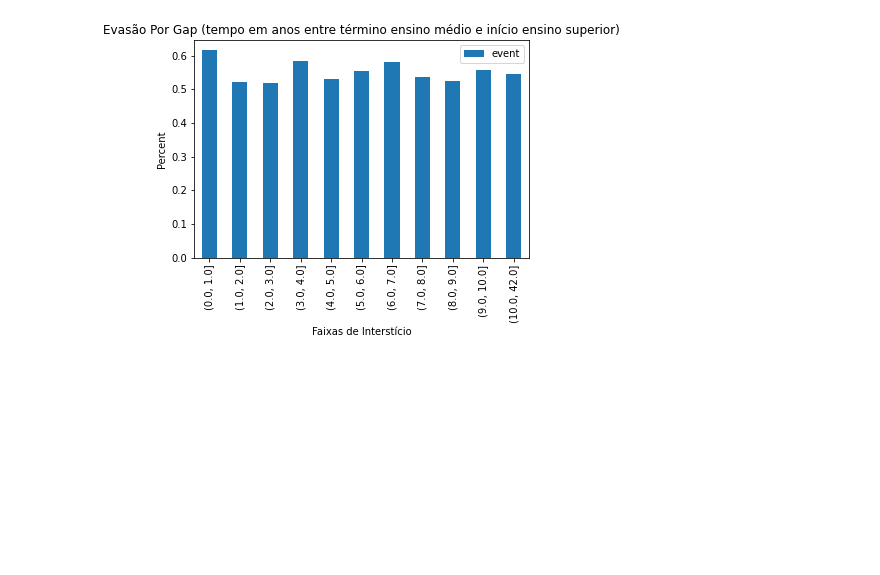
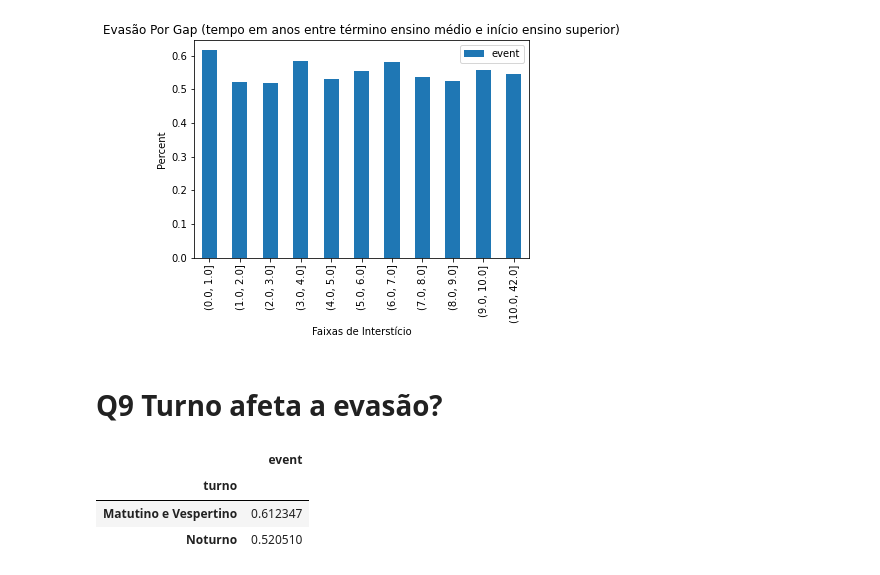
Before and after one commit to rlopes404/dropout, a Jupyter notebook: Dropout-CAHL.ipynb, the cells around one changed output. Drawn from its saved outputs; the diff is of its cells as text; code cells hidden in the pictures; blank space fills up the shorter version.

```diff
--- a/Dropout-CAHL.ipynb
+++ b/Dropout-CAHL.ipynb
@@ -305,3 +305,14 @@ plt.show()
 (9.0, 10.0]     0.030561
 Name: gap_cat, dtype: float64
 [figure]
+# %% [markdown]
+# Q9 Turno afeta a evasão?
+# %%
+idx = (df['time'] == df.groupby('matricula')['time'].transform('max'))
+
+df[idx].groupby('turno').agg({'event':'mean'})
+# %% [output]
+|  | event |
+| turno |  |
+| Matutino e Vespertino | 0.612347 |
+| Noturno | 0.520510 |
```
Also changed, not shown: parts of 3 cells of this notebook, 5 other files.
